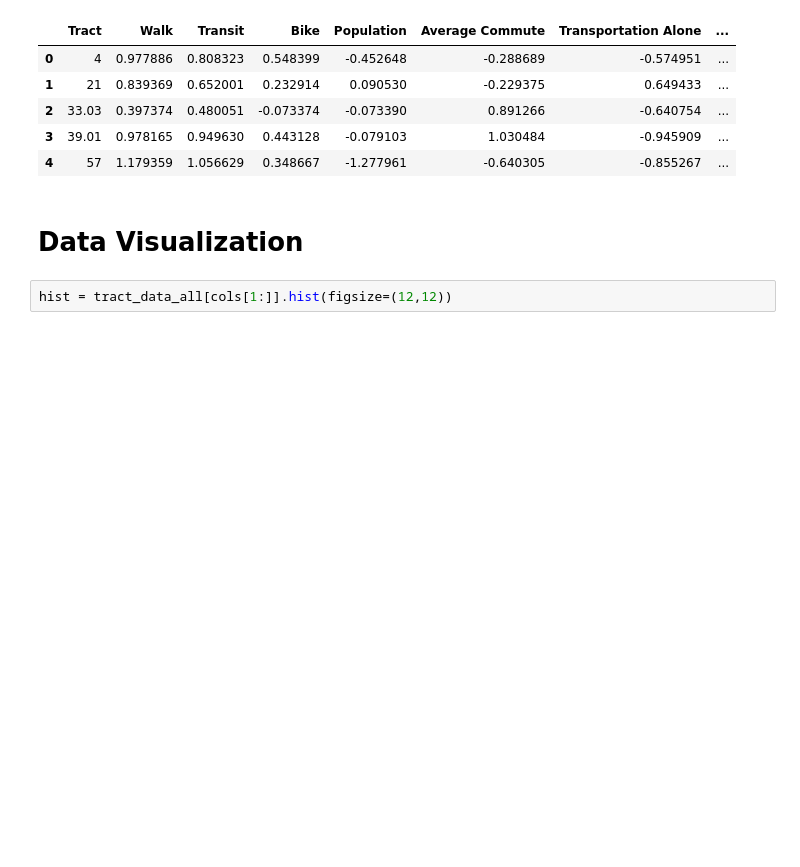
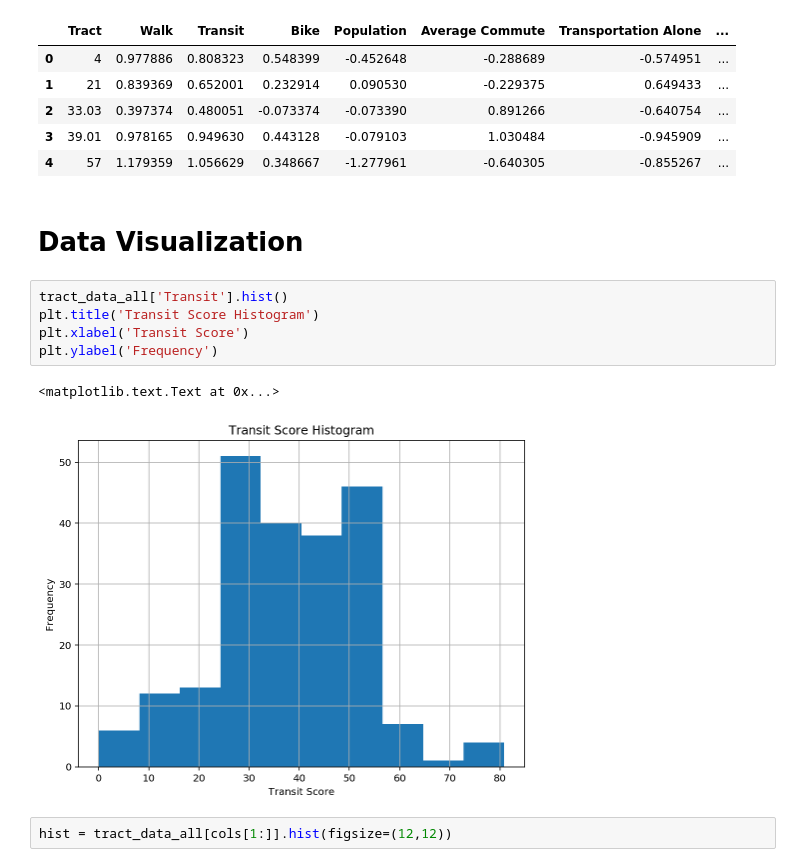
Before and after one commit to Hudsonnc/Pr_084, a Jupyter notebook: Pr_084_HackathonSubmission.ipynb, the cells around one changed output. Saved outputs shown, nothing was run; the diff lists cells and outputs as text; blank space fills up the shorter version.

```diff
--- a/Pr_084_HackathonSubmission.ipynb
+++ b/Pr_084_HackathonSubmission.ipynb
@@ -536,6 +536,14 @@ tract_data_all_scaled_robust.head()
 | 4 | 57 | 1.179359 | 1.056629 | 0.348667 | -1.277961 | -0.640305 | -0.855267 | ... |
 # %% [markdown]
 # Data Visualization
+# %%
+tract_data_all['Transit'].hist()
+plt.title('Transit Score Histogram')
+plt.xlabel('Transit Score')
+plt.ylabel('Frequency')
+# %% [output]
+<matplotlib.text.Text at 0x...>
+[figure, added]
 # %%
 hist = tract_data_all[cols[1:]].hist(figsize=(12,12))
 # %% [output]
```
Also changed, not shown: parts of 12 cells of this notebook.
